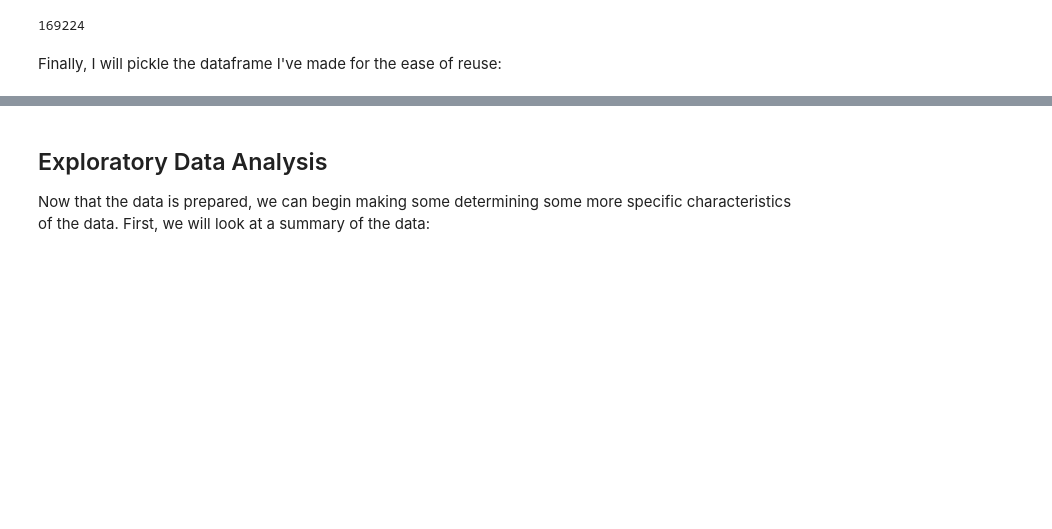
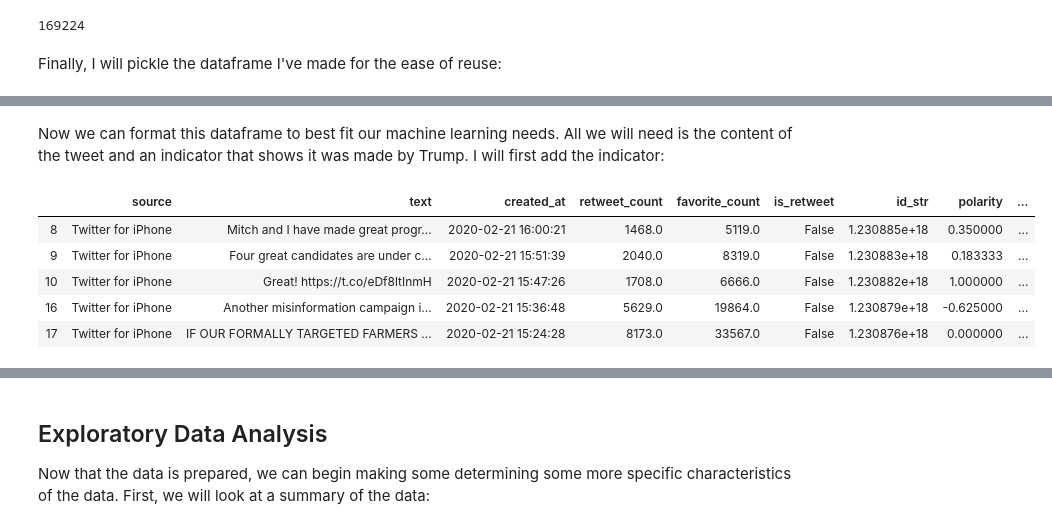
Before and after one commit to Data-Science-for-Linguists-2020/Sentiment-Analysis-of-Trump-Tweets, a Jupyter notebook: code/project_code.ipynb, the cells around one changed output, grey strips where cells are left out. Saved outputs shown, nothing was run; the diff lists cells and outputs as text; code cells hidden in the pictures; blank space fills up the shorter version.

```diff
--- a/code/project_code.ipynb
+++ b/code/project_code.ipynb
@@ -221,0 +215,16 @@ pd.to_pickle(tweets, '../data/trump_tweets.pkl')
+# %%
+#shape of tweets minus retweets
+trump = tweets[tweets['is_retweet'] == False].copy(deep=True) #making a deep copy so we don't alter the original
+# %% [markdown]
+Now we can format this dataframe to best fit our machine learning needs. All we will need is the content of the tweet and an indicator that shows it was made by Trump. I will first add the indicator:
+# %%
+#add new column that marks these as Trump Tweets
+trump['code'] = 'T'
+trump.head()
+# %% [output]
+|  | source | text | created_at | retweet_count | favorite_count | is_retweet | id_str | polarity | ... |
+| 8 | Twitter for iPhone | Mitch and I have made great progr... | 2020-02-21 16:00:21 | 1468.0 | 5119.0 | False | 1.230885e+18 | 0.350000 | ... |
+| 9 | Twitter for iPhone | Four great candidates are under c... | 2020-02-21 15:51:39 | 2040.0 | 8319.0 | False | 1.230883e+18 | 0.183333 | ... |
+| 10 | Twitter for iPhone | Great! https://t.co/eDf8ltInmH | 2020-02-21 15:47:26 | 1708.0 | 6666.0 | False | 1.230882e+18 | 1.000000 | ... |
+| 16 | Twitter for iPhone | Another misinformation campaign i... | 2020-02-21 15:36:48 | 5629.0 | 19864.0 | False | 1.230879e+18 | -0.625000 | ... |
+| 17 | Twitter for iPhone | IF OUR FORMALLY TARGETED FARMERS ... | 2020-02-21 15:24:28 | 8173.0 | 33567.0 | False | 1.230876e+18 | 0.000000 | ... |
```
Also changed, not shown: parts of 46 cells of this notebook, 4 other files.
